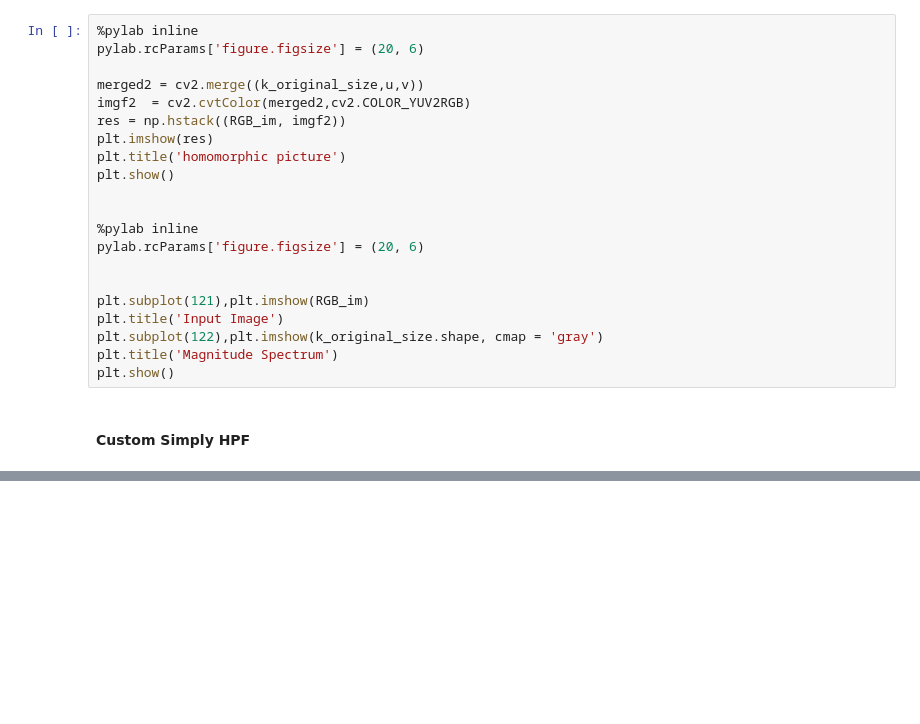
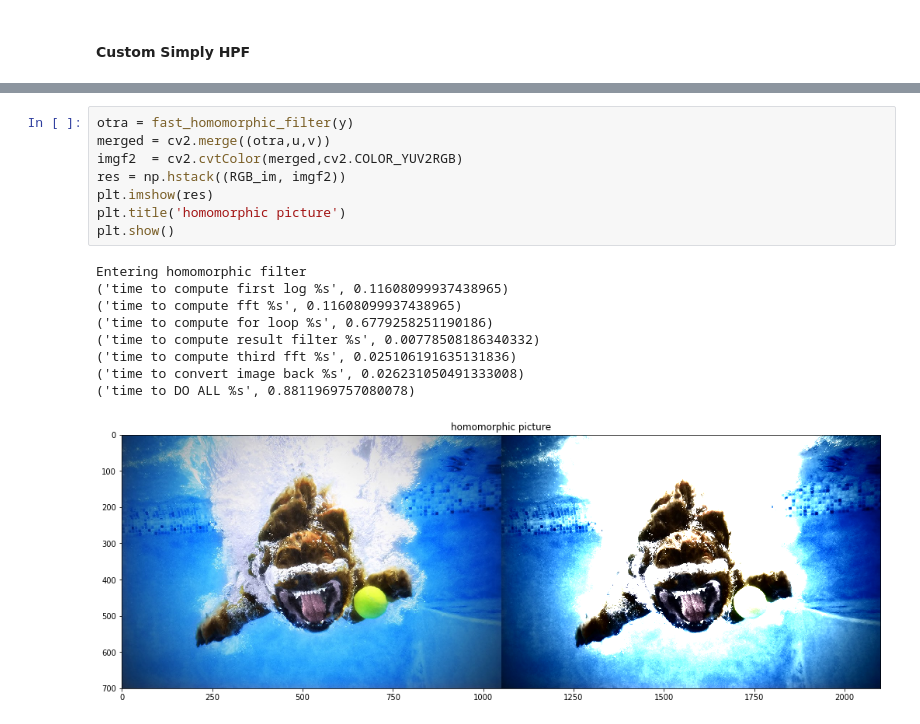
Before and after one commit to olayasturias/bluerov_ros_playground, a Jupyter notebook: src/bluerov/homomorphic_filter.ipynb, the cells around one changed output, grey strips where cells are left out. Drawn from its saved outputs; the diff is of its cells as text; blank space fills up the shorter version.

Commit message:
fast homomorphic working on notebook

```diff
--- a/src/bluerov/homomorphic_filter.ipynb
+++ b/src/bluerov/homomorphic_filter.ipynb
@@ -750,24 +969,3 @@ k_original_size
-# %%
-%pylab inline
-pylab.rcParams['figure.figsize'] = (20, 6)
-
-merged2 = cv2.merge((k_original_size,u,v))
-imgf2  = cv2.cvtColor(merged2,cv2.COLOR_YUV2RGB)
-res = np.hstack((RGB_im, imgf2))
-plt.imshow(res)
-plt.title('homomorphic picture')
-plt.show()
-
-
-%pylab inline
-pylab.rcParams['figure.figsize'] = (20, 6)
-
-
-plt.subplot(121),plt.imshow(RGB_im)
-plt.title('Input Image')
-plt.subplot(122),plt.imshow(k_original_size.shape, cmap = 'gray')
-plt.title('Magnitude Spectrum')
-plt.show()
 # %% [markdown]
 #### Custom Simply HPF
 # %%
@@ -800,0 +1034,18 @@ plt.show()
+# %%
+otra = fast_homomorphic_filter(y)
+merged = cv2.merge((otra,u,v))
+imgf2  = cv2.cvtColor(merged,cv2.COLOR_YUV2RGB)
+res = np.hstack((RGB_im, imgf2))
+plt.imshow(res)
+plt.title('homomorphic picture')
+plt.show()
+# %% [output]
+Entering homomorphic filter
+('time to compute first log %s', 0.11608099937438965)
+('time to compute fft %s', 0.11608099937438965)
+('time to compute for loop %s', 0.6779258251190186)
+('time to compute result filter %s', 0.00778508186340332)
+('time to compute third fft %s', 0.025106191635131836)
+('time to convert image back %s', 0.026231050491333008)
+('time to DO ALL %s', 0.8811969757080078)
+[figure, added]
```
Also changed, not shown: parts of 83 cells of this notebook.
